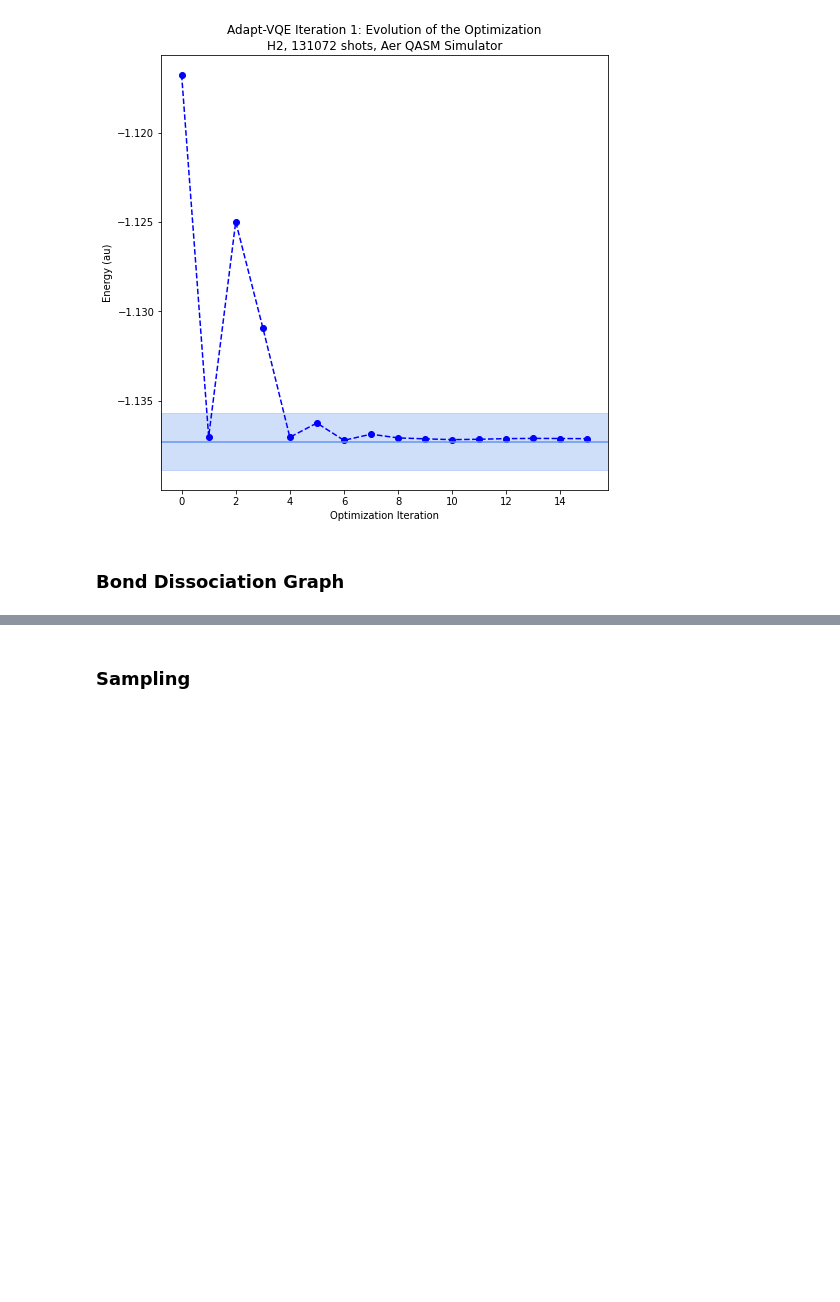
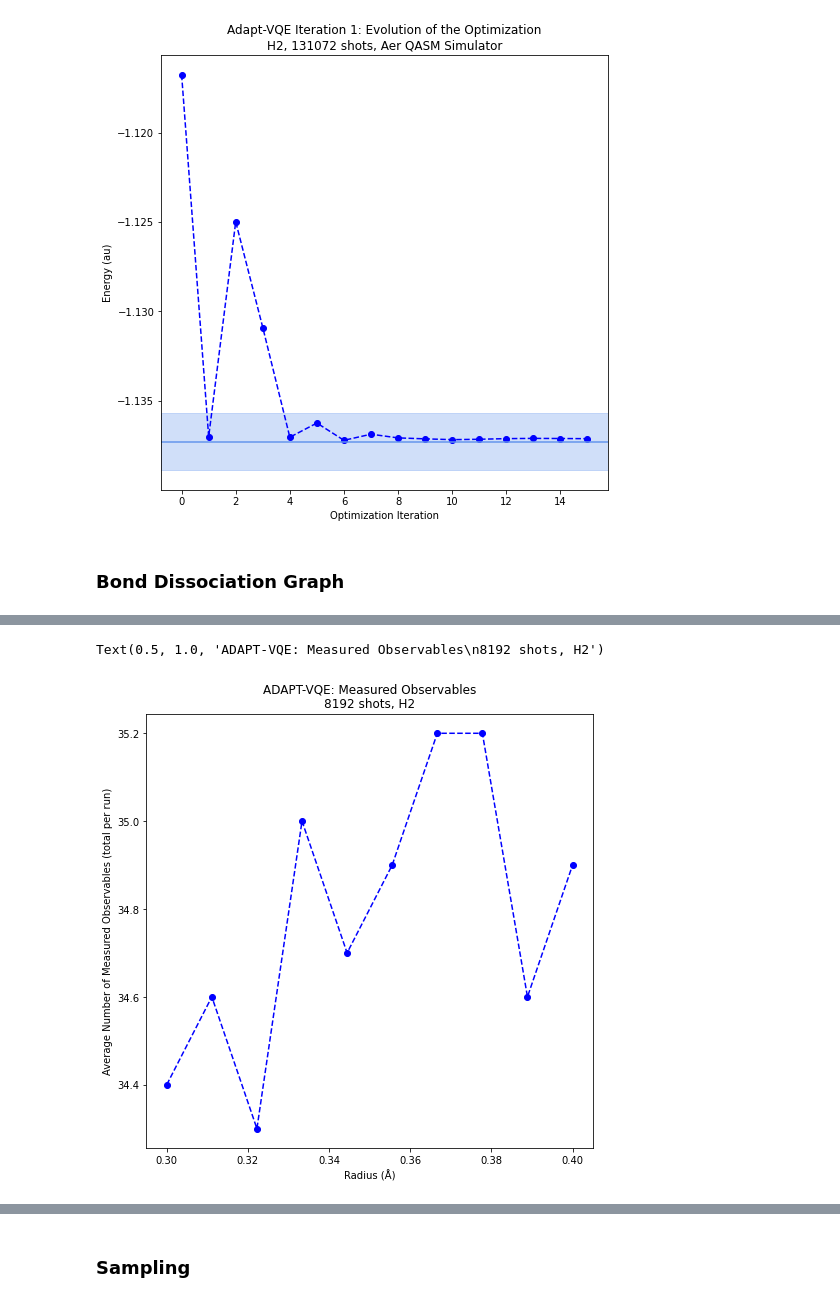
Before and after one commit to mafaldaramoa/VQE, a Jupyter notebook: Qiskit_AdaptVQE.ipynb, the cells around one changed output, grey strips where cells are left out. Drawn from its saved outputs; the diff is of its cells as text; code cells hidden in the pictures; blank space fills up the shorter version.

```diff
--- a/Qiskit_AdaptVQE.ipynb
+++ b/Qiskit_AdaptVQE.ipynb
@@ -2015,0 +2221,24 @@ plt.legend()
+# %%
+# Plot average total number of measured observables per run
+
+# Change this to plot only part of the data
+start = 0
+stop = len(rList)
+
+fig, ax1 = plt.subplots(figsize = [8,8])
+
+ax1.plot(rList[start:stop],
+        numberMeasuredObs[start:stop],
+        '--o',
+        color = 'b')
+
+ax1.set_ylabel("Average Number of Measured Observables (total per run)")
+ax1.set_xlabel("Radius (Å)")
+
+title = f"ADAPT-VQE: Measured Observables\n"
+title += "{} shots, {}".format(shots,name)
+
+ax1.set_title(title)
+# %% [output]
+Text(0.5, 1.0, 'ADAPT-VQE: Measured Observables\n8192 shots, H2')
+[figure, added]
```
Also changed, not shown: parts of 35 cells of this notebook, 1 other file.
